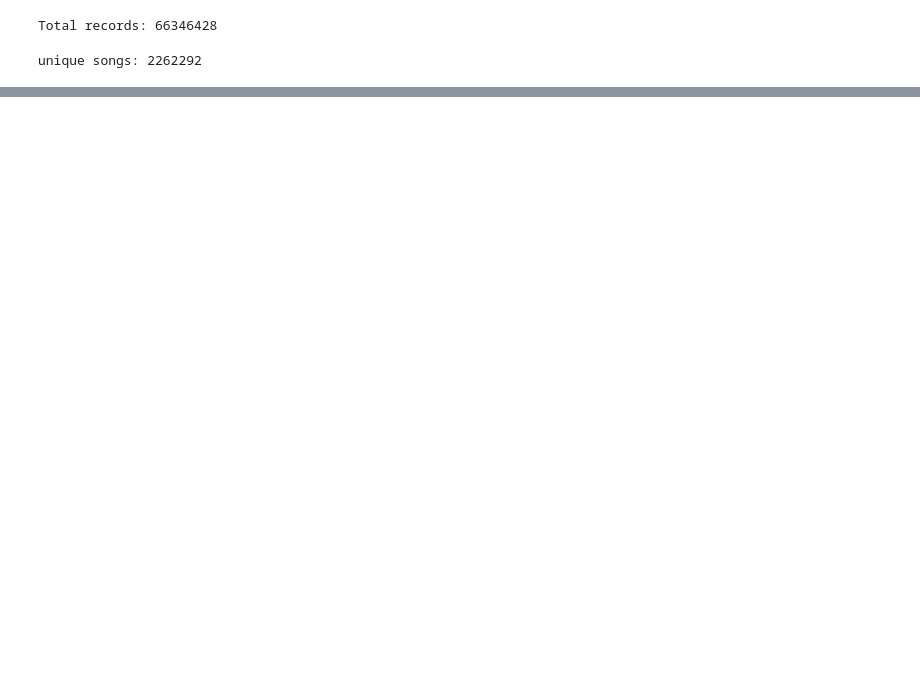
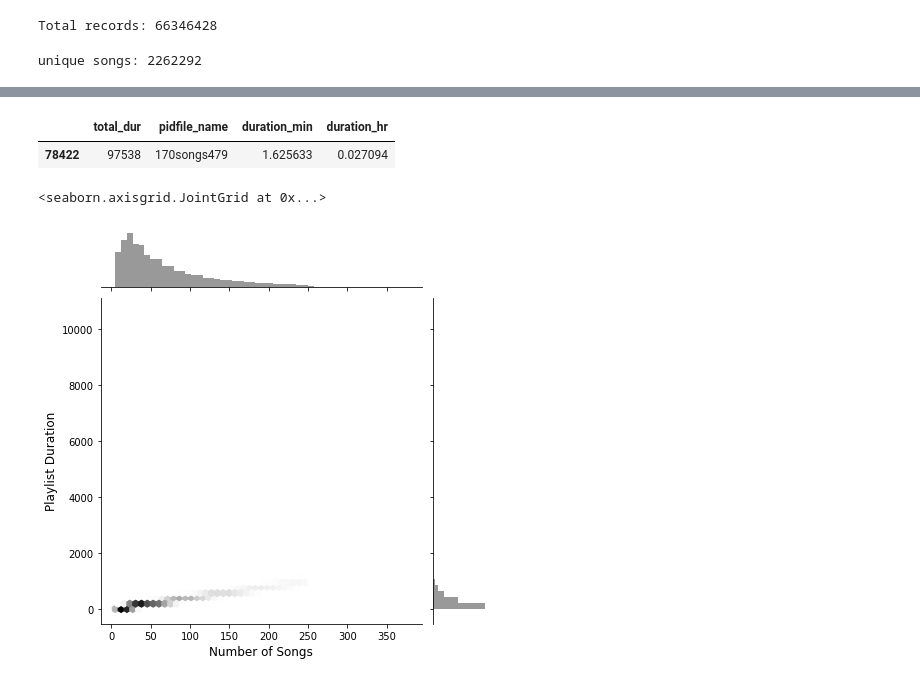
Before and after one commit to jamilla-az/spotify-recommender, a Jupyter notebook: notebook/eda-sqlite-db.ipynb, the cells around one changed output, grey strips where cells are left out. Drawn from its saved outputs; the diff is of its cells as text; code cells hidden in the pictures; blank space fills up the shorter version.

```diff
--- a/notebook/eda-sqlite-db.ipynb
+++ b/notebook/eda-sqlite-db.ipynb
@@ -148,0 +275,15 @@ unique songs: 2262292
+# %%
+#composition of the playlist with the shortest duration
+shortest_pl = pl_dur.loc[pl_dur['duration_hr'] == pl_dur['duration_hr'].min()]
+shortest_pl
+#pl_length.loc[pl_length['pidfile_name']==shortest_pl]
+# %% [output]
+|  | total_dur | pidfile_name | duration_min | duration_hr |
+| 78422 | 97538 | 170songs479 | 1.625633 | 0.027094 |
+# %%
+#plot relationship between playlist length and duration - should be linear
+ax = sns.jointplot(x=pl_length['num_songs'].to_numpy(), y=pl_dur['duration_min'].to_numpy(), kind="hex", color="k");
+ax.set_axis_labels('Number of Songs', 'Playlist Duration', fontsize=12)
+# %% [output]
+<seaborn.axisgrid.JointGrid at 0x...>
+[figure, added]
```
Also changed, not shown: parts of 21 cells of this notebook.
